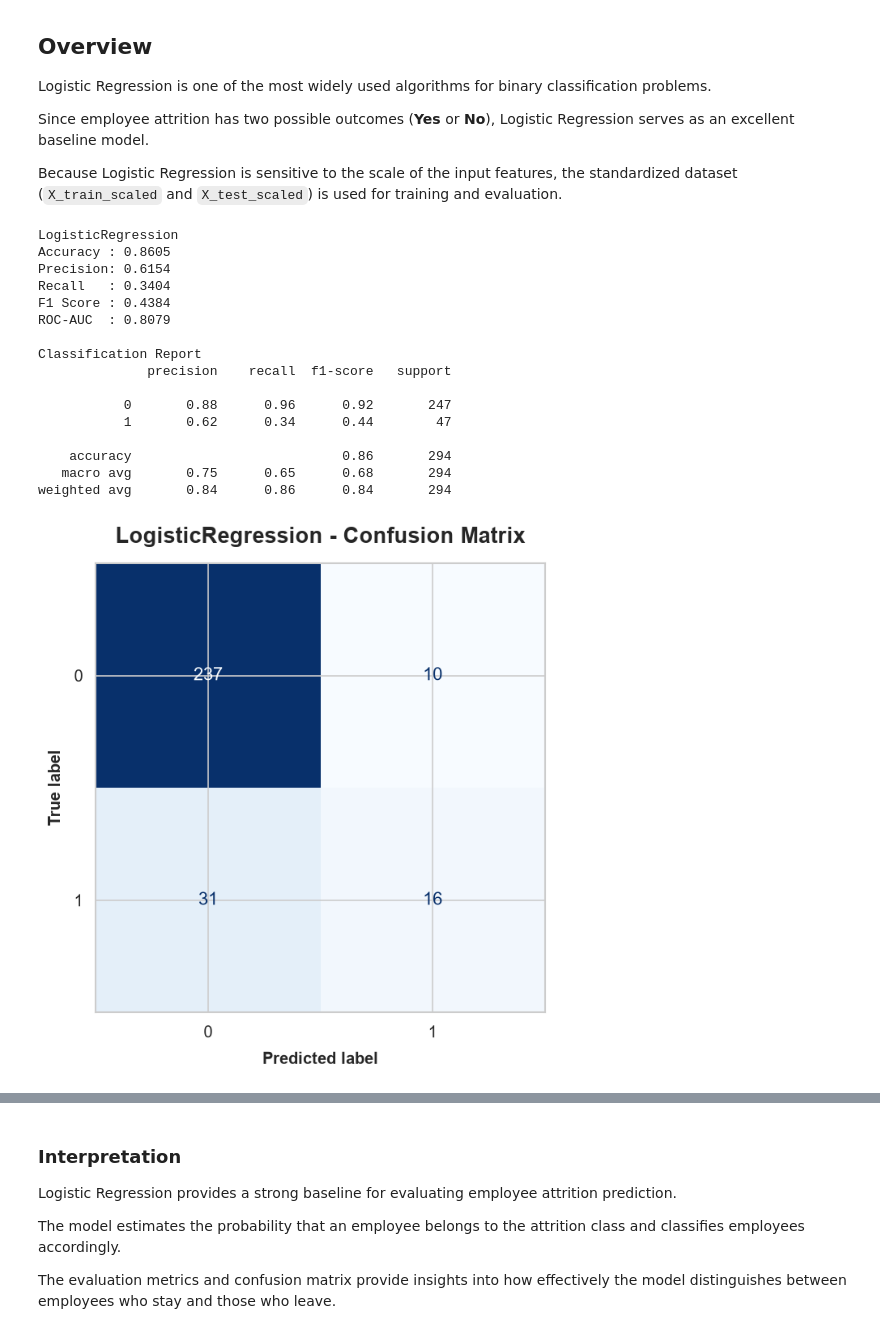
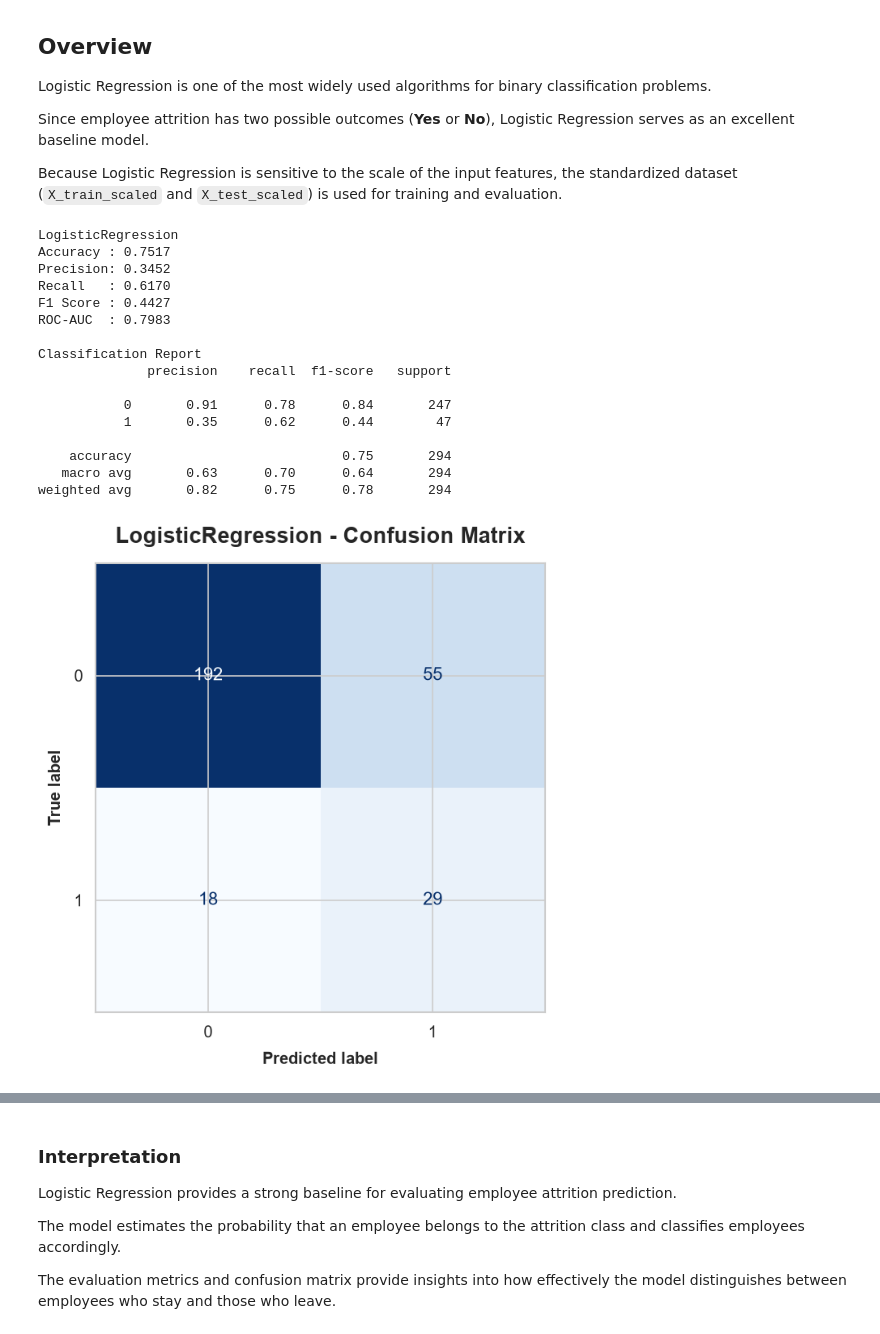
Before and after one commit to 1Riyaa/Employee-Attrition-Prediction, a Jupyter notebook: Employee_Attrition_Prediction.ipynb, the cells around one changed output, grey strips where cells are left out. Cells and saved outputs as stored; diff of their text form; code cells hidden in the pictures.

Commit message:
Update charts after class imbalance handling

```diff
--- a/Employee_Attrition_Prediction.ipynb
+++ b/Employee_Attrition_Prediction.ipynb
@@ -1542,7 +1571,7 @@ Using a common evaluation framework allows for a fair comparison of model perfor
 # %%
 # HELPER FUNCTION: MODEL EVALUATION
 
-def evaluate_model(model, X_train, X_test, y_train, y_test):
+def evaluate_model(model, X_train, X_test, y_train, y_test, sample_weight=None):
     """
     Train and evaluate a classification model.
 
@@ -1558,7 +1587,10 @@ def evaluate_model(model, X_train, X_test, y_train, y_test):
     """
 
     # Train model
-    model.fit(X_train, y_train)
+    if sample_weight is not None:
+        model.fit(X_train, y_train, sample_weight=sample_weight)
+    else:
+        model.fit(X_train, y_train)
 
     # Predictions
     y_pred = model.predict(X_test)
@@ -1595,6 +1627,11 @@ def evaluate_model(model, X_train, X_test, y_train, y_test):
     )
 
     plt.title(f"{model.__class__.__name__} - Confusion Matrix")
+    plt.savefig(
+    f"charts/{model.__class__.__name__.lower()}_confusion_matrix.png",
+    dpi=300,
+    bbox_inches="tight"
+)
     plt.show()
 
     # ROC Curve
@@ -1622,7 +1659,11 @@ def evaluate_model(model, X_train, X_test, y_train, y_test):
     plt.legend()
 
     plt.grid(True)
-
+    plt.savefig(
+    f"charts/{model.__class__.__name__.lower()}_roc_curve.png",
+    dpi=300,
+    bbox_inches="tight"
+)
     plt.show()
 
     # Return metrics
@@ -1673,35 +1714,36 @@ Because Logistic Regression is sensitive to the scale of the input features, the
 # %%
 # SECTION 12: LOGISTIC REGRESSION
 
 # Initialize model
 logistic_model = LogisticRegression(
     random_state=RANDOM_STATE,
-    max_iter=1000
+    max_iter=1000,
+    class_weight='balanced'
 )
 
 # Train and evaluate
 logistic_results = evaluate_model(
     model=logistic_model,
     X_train=X_train_scaled,
     X_test=X_test_scaled,
     y_train=y_train,
     y_test=y_test
 )
 # %% [output]
 LogisticRegression
-Accuracy : 0.8605
-Precision: 0.6154
-Recall   : 0.3404
-F1 Score : 0.4384
-ROC-AUC  : 0.8079
+Accuracy : 0.7517
+Precision: 0.3452
+Recall   : 0.6170
+F1 Score : 0.4427
+ROC-AUC  : 0.7983
 
 Classification Report
               precision    recall  f1-score   support
 
-           0       0.88      0.96      0.92       247
-           1       0.62      0.34      0.44        47
+           0       0.91      0.78      0.84       247
+           1       0.35      0.62      0.44        47
 
-    accuracy                           0.86       294
-   macro avg       0.75      0.65      0.68       294
-weighted avg       0.84      0.86      0.84       294
+    accuracy                           0.75       294
+   macro avg       0.63      0.70      0.64       294
+weighted avg       0.82      0.75      0.78       294
-[figure, old version]
+[figure, new version]
```
Also changed, not shown: parts of 15 cells of this notebook, 10 other files.
